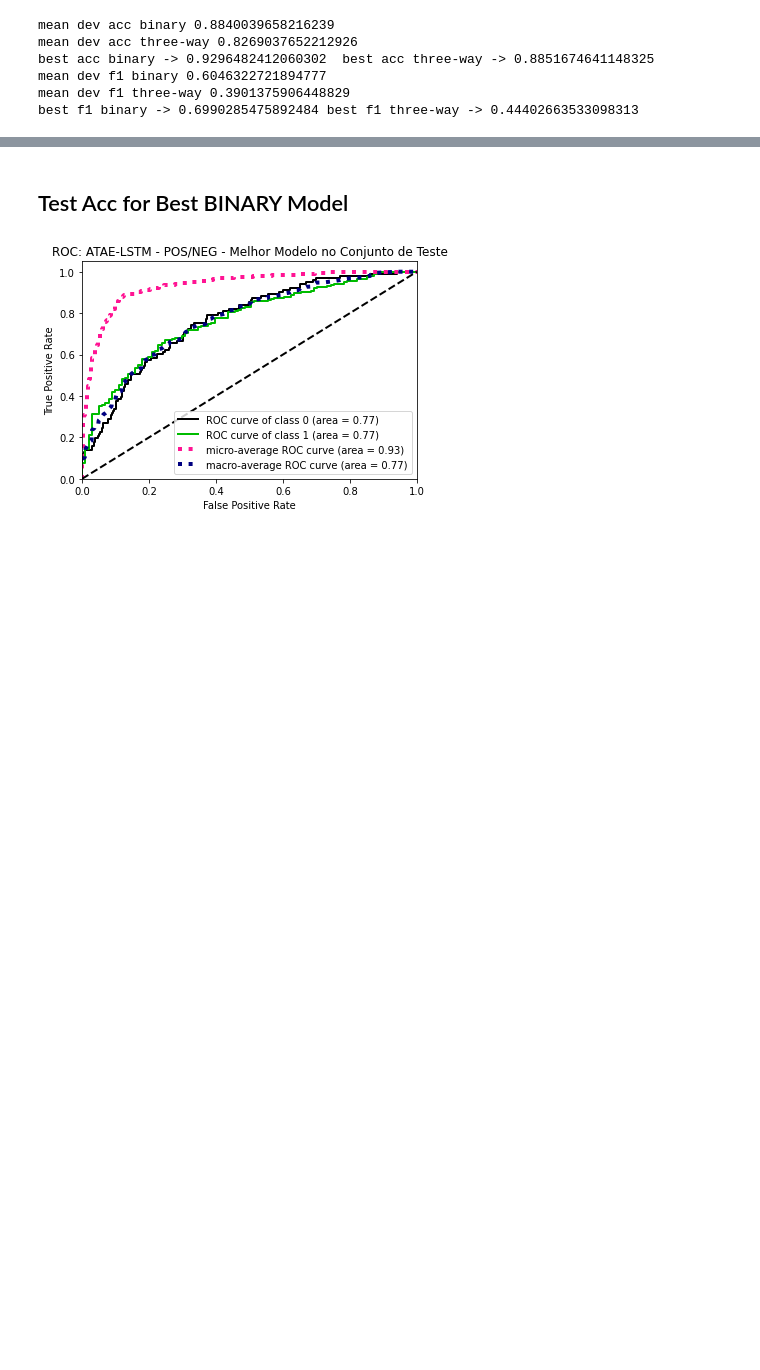
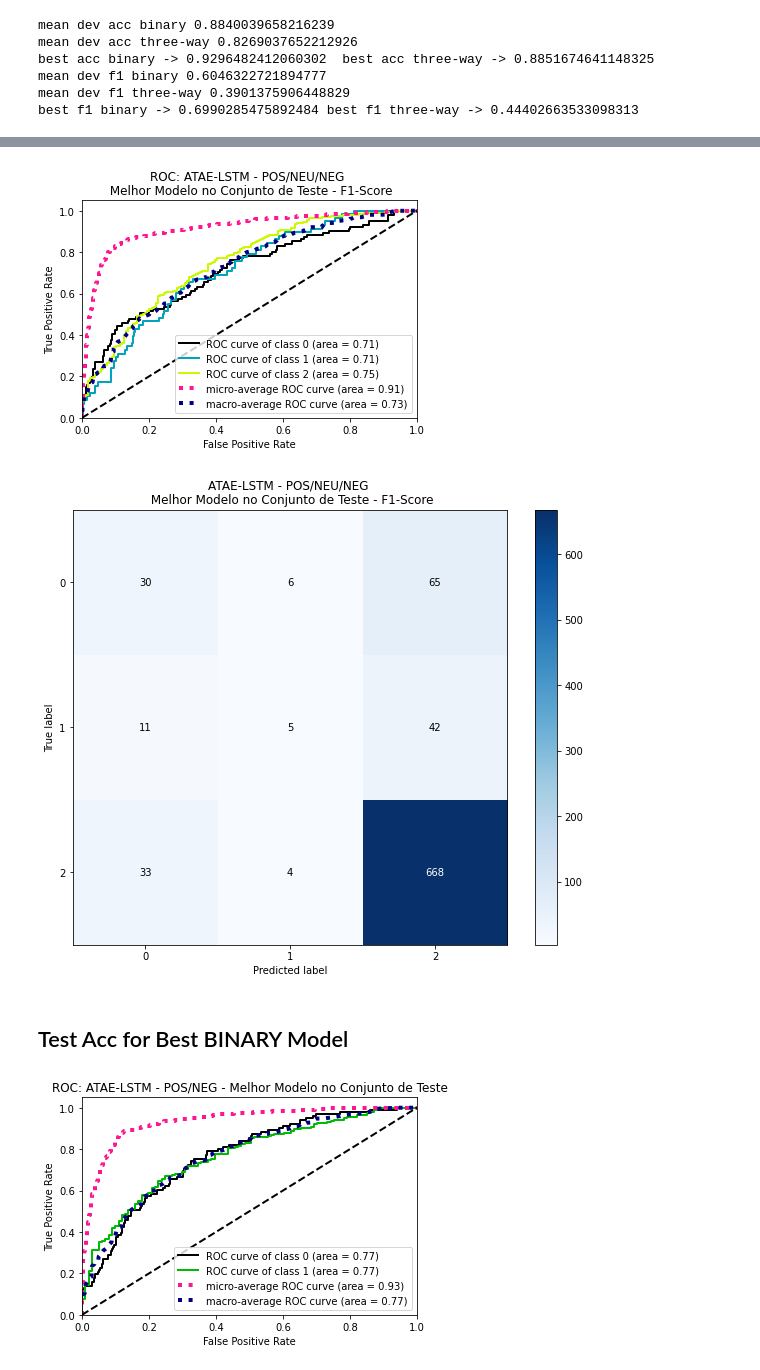
Before and after one commit to ulissesbcorrea/atae-lstm-theano-modified, a Jupyter notebook: processa_results_atae_lstm.ipynb, the cells around one changed output, grey strips where cells are left out. Drawn from its saved outputs; the diff is of its cells as text; code cells hidden in the pictures; blank space fills up the shorter version.

```diff
--- a/processa_results_atae_lstm.ipynb
+++ b/processa_results_atae_lstm.ipynb
@@ -148,3 +192,14 @@ def calculate_metrics(best_model_results, fig_file_name, roc_title, cm_file_name
+# %%
+rep, precision, recall, fscore, support, cm = calculate_metrics(best_f1_model3,
+                                                fig_file_name = 'ATAE_LSTM_best_binary_model_roc.pdf',
+                                                roc_title = 'ATAE-LSTM - POS/NEU/NEG \n Melhor Modelo no Conjunto de Teste - F1-Score',
+                                                cm_file_name = 'ATAE_LSTM_best_binary_model_cm.pdf',
+                                                cm_title = 'ATAE-LSTM - POS/NEU/NEG \n Melhor Modelo no Conjunto de Teste - F1-Score',
+                                                binary = False,
+                                                mode = 'test')
+# %% [output]
+[figure, added]
+[figure, added]
 # %% [markdown]
 ## Test Acc for Best BINARY Model
 # %%
```
Also changed, not shown: parts of 5 cells of this notebook, 3 other files.
